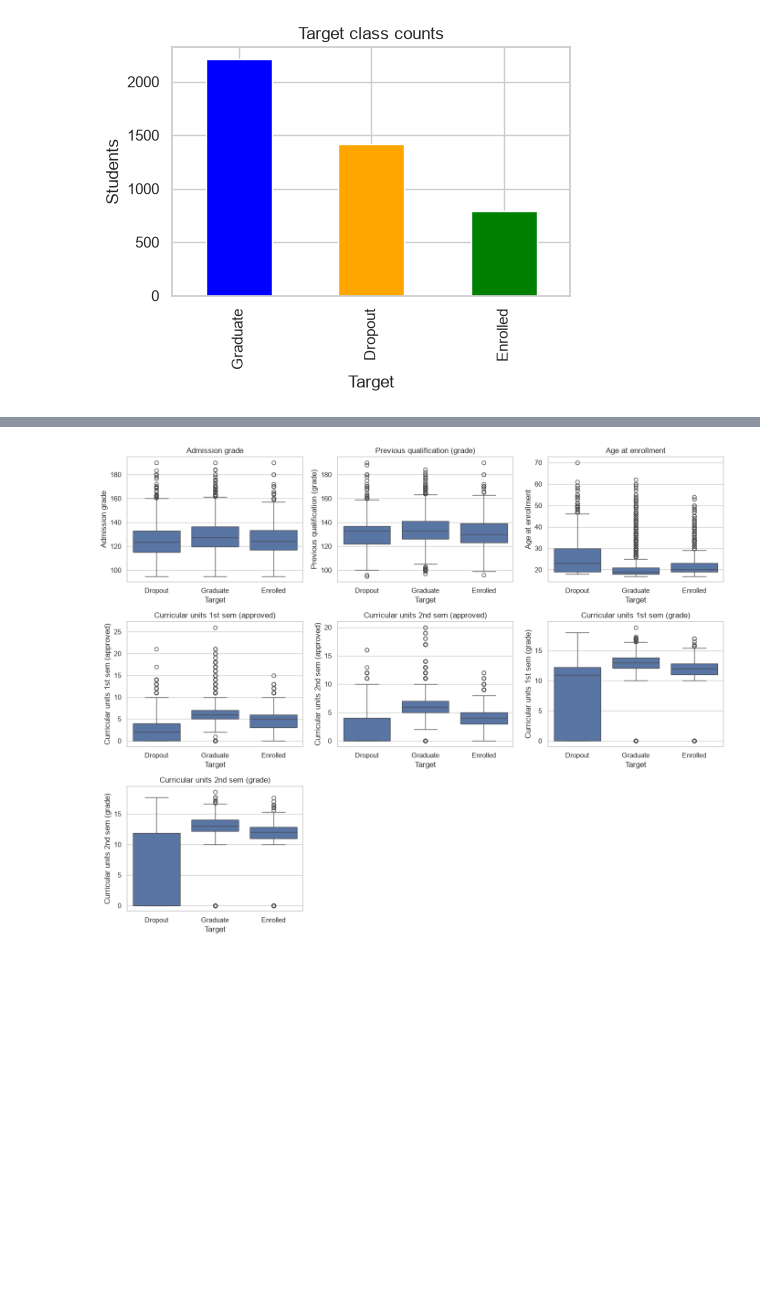
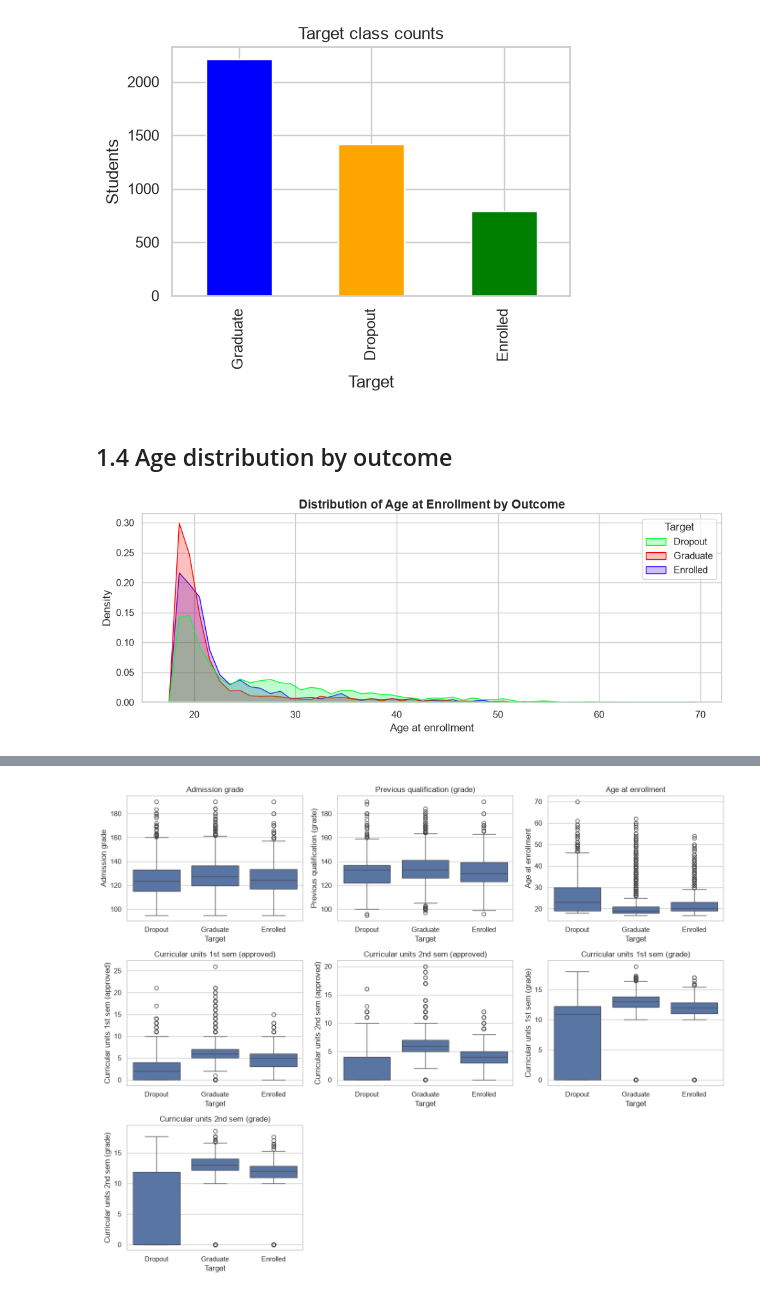
Before and after one commit to itsjavi16/student-dropout-prediction, a Jupyter notebook: notebooks/01_eda_.ipynb, the cells around one changed output, grey strips where cells are left out. Drawn from its saved outputs; the diff is of its cells as text; code cells hidden in the pictures; blank space fills up the shorter version.

Commit message:
Add EDA visualizations for age and semester performance from li and zoe's eda

```diff
--- a/notebooks/01_eda_.ipynb
+++ b/notebooks/01_eda_.ipynb
@@ -67,3 +67,39 @@ Dropout     0.321
 Enrolled    0.179
 Name: proportion, dtype: float64
 [figure]
+# %% [markdown]
+## 1.4 Age distribution by outcome
+# %%
+custom_palette = {
+    "Graduate": "#FC0000",  # Hex code or color name (e.g., 'blue')
+    "Dropout": "#00fc37",  # Hex code or color name (e.g., 'orange')
+    "Enrolled": "#3300ff"   # Hex code or color name (e.g., 'green')
+}
+
+age_col = "Age at enrollment"
+other_numeric_cols = [
+    "Curricular units 1st sem (approved)",
+    "Curricular units 2nd sem (approved)",
+    "Curricular units 1st sem (grade)",
+    "Curricular units 2nd sem (grade)",
+]
+
+# --- Chart 1: Standalone Chart for Age ---
+plt.figure(figsize=(10, 4))
+sns.histplot(
+    data=df,
+    x=age_col,
+    binwidth=1,
+    palette=custom_palette,
+    hue=TARGET_COL,
+    element="poly",
+    stat="density",
+    common_norm=False
+)
+plt.title(f"Distribution of Age at Enrollment by Outcome",
+        fontsize=14,          # Size in points (e.g., 12, 14, 16, 18)
+        fontweight="bold")
+plt.tight_layout()
+plt.show()
+# %% [output]
+[figure, added]
```
Also changed, not shown: parts of 10 cells of this notebook.
